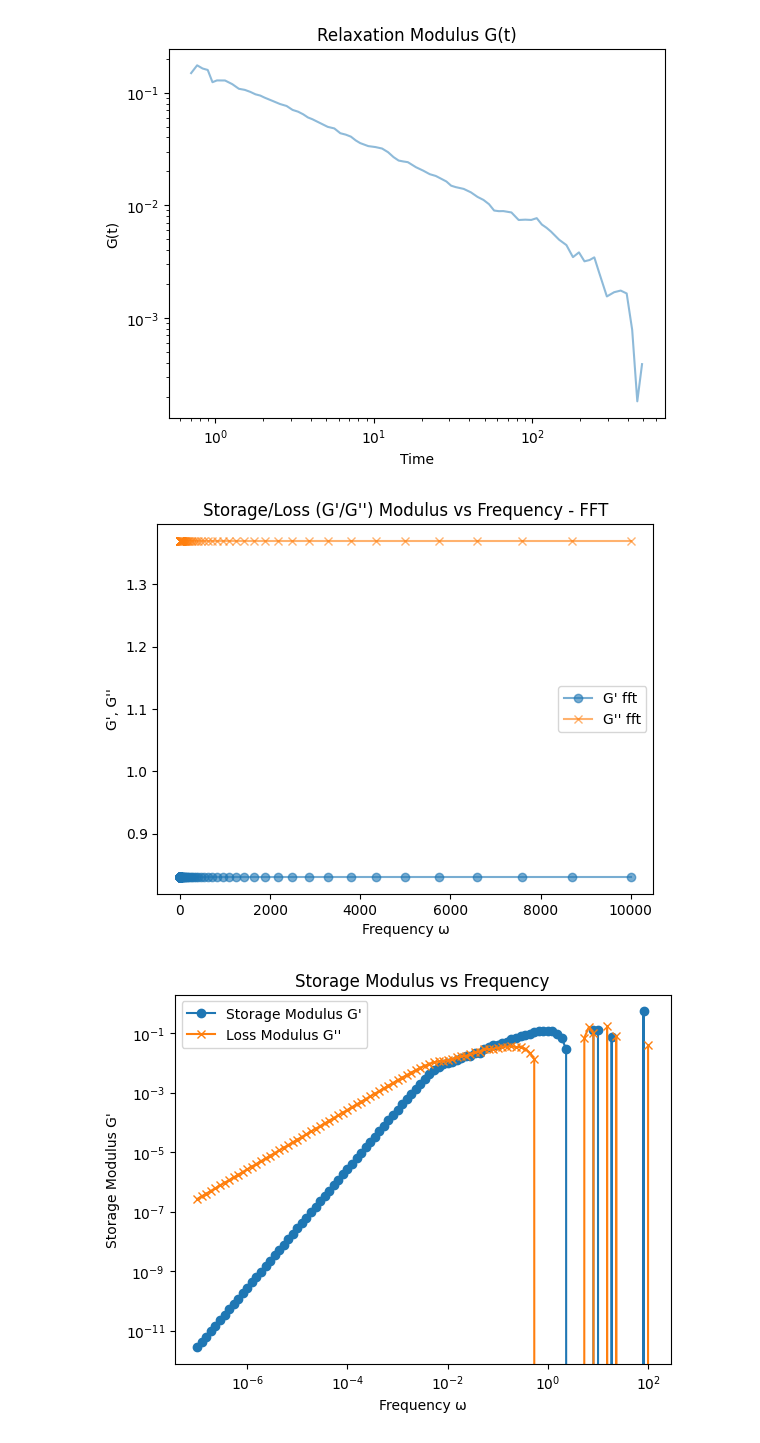
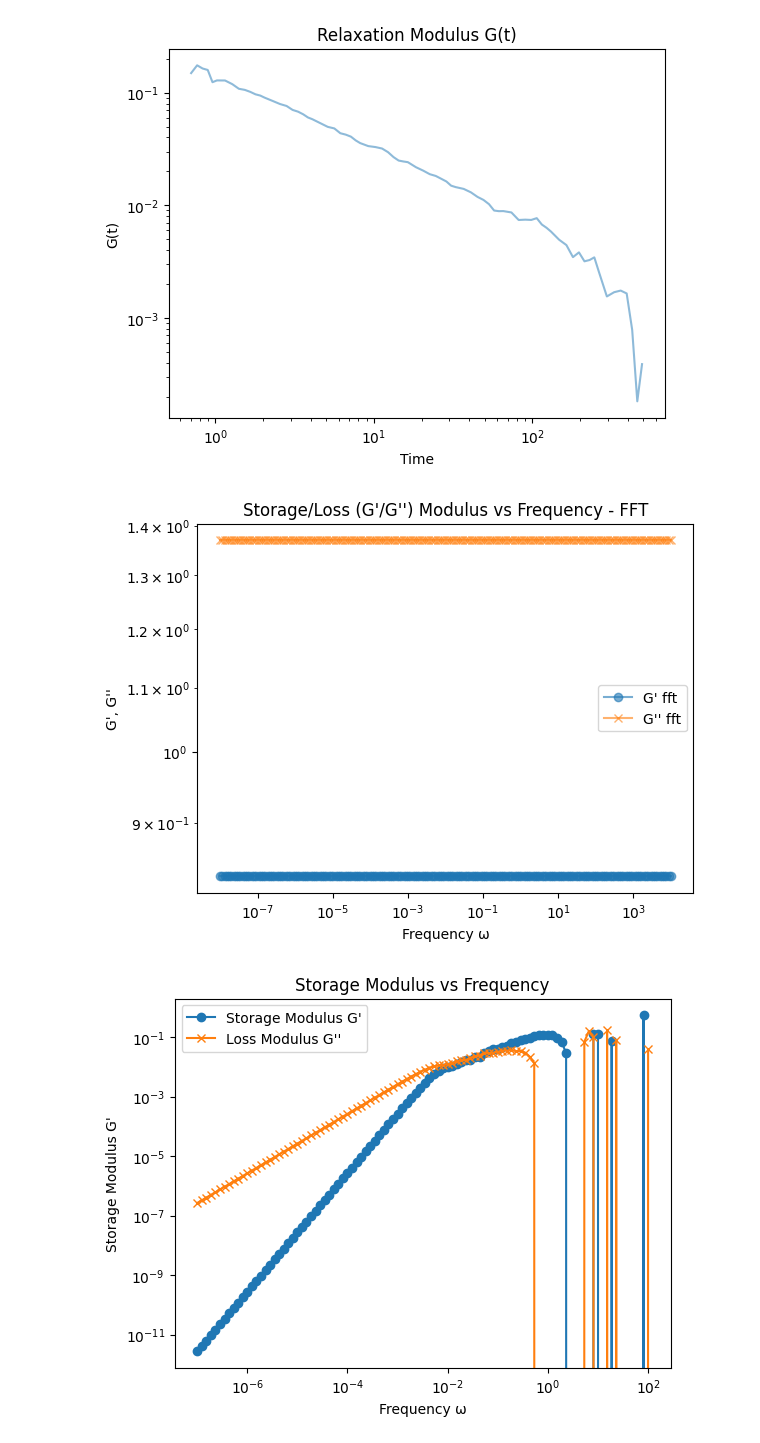
Before and after one commit to anotherbeaver/amine_polymers, a Jupyter notebook: logs/storage_loss_moduli.ipynb, the cells around one changed output. Cells and saved outputs as stored; diff of their text form; code cells hidden in the pictures.

```diff
--- a/logs/storage_loss_moduli.ipynb
+++ b/logs/storage_loss_moduli.ipynb
@@ -109,24 +109,24 @@ number of negative values: 0
 # %%
 # simple fourier integral calculation of G' and G'' with numpy fft
 
 import numpy as np
 
 n = 200
 omega = np.logspace(-8, 4, n)
 
 G_star = np.fft.fft(G_t)
 freqs = np.fft.fftfreq(len(t), d=(t[1]-t[0]))
 Gp = np.interp(omega / (2 * np.pi), freqs, G_star.real)
 Gpp = np.interp(omega / (2 * np.pi), freqs, G_star.imag)
-plt.plot(omega, Gp, marker='o', alpha=0.6, label="G' fft")
-plt.plot(omega, Gpp, marker='x', alpha=0.6, label="G'' fft")
+plt.loglog(omega, Gp, marker='o', alpha=0.6, label="G' fft")
+plt.loglog(omega, Gpp, marker='x', alpha=0.6, label="G'' fft")
 plt.xlabel('Frequency ω')
 plt.ylabel("G', G''")
 plt.title("Storage/Loss (G'/G'') Modulus vs Frequency - FFT")
 plt.legend()
 plt.show()
 # %% [output]
-[figure, old version]
+[figure, new version]
 # %%
 storage_moduli_simple_integration = []
 loss_moduli_simple_integration = []
```
Also changed, not shown: parts of 2 cells of this notebook, 3 other files.
